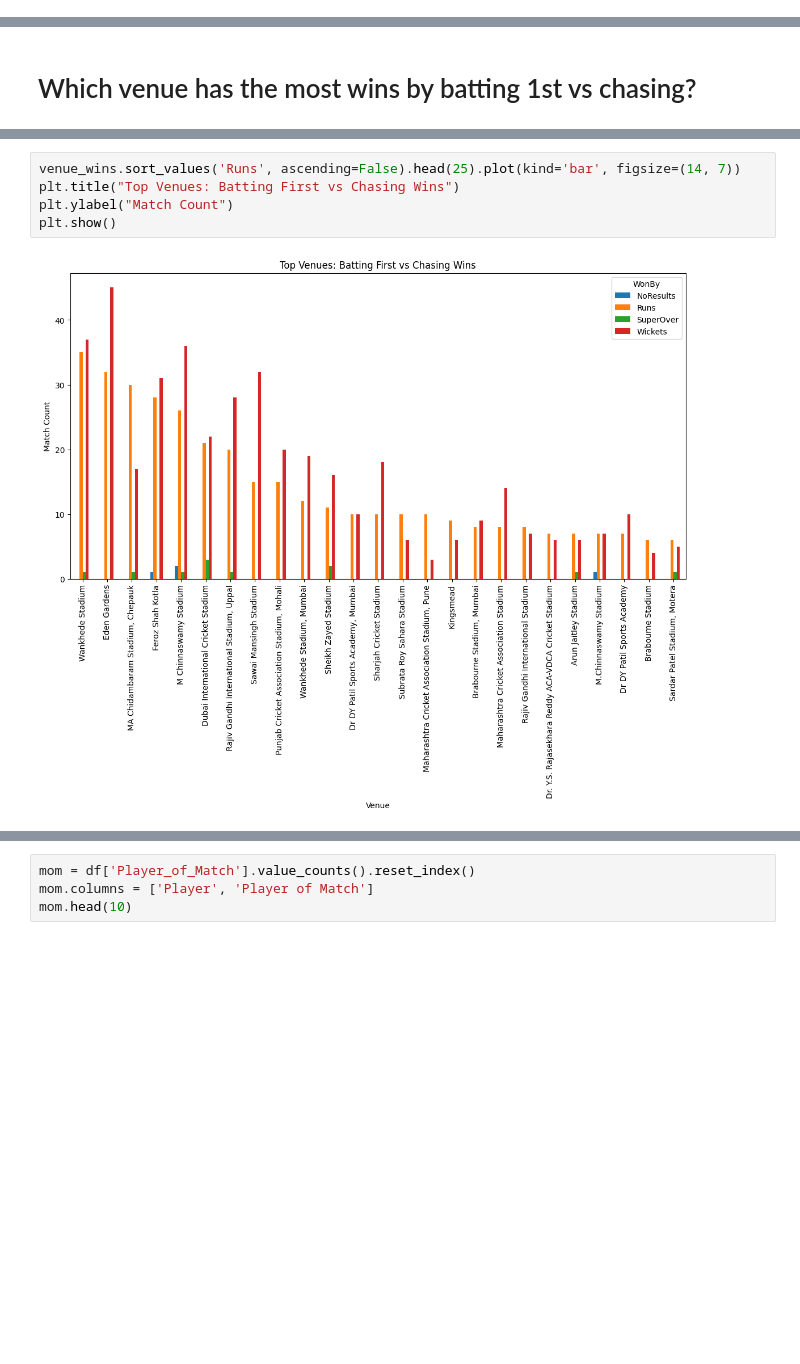
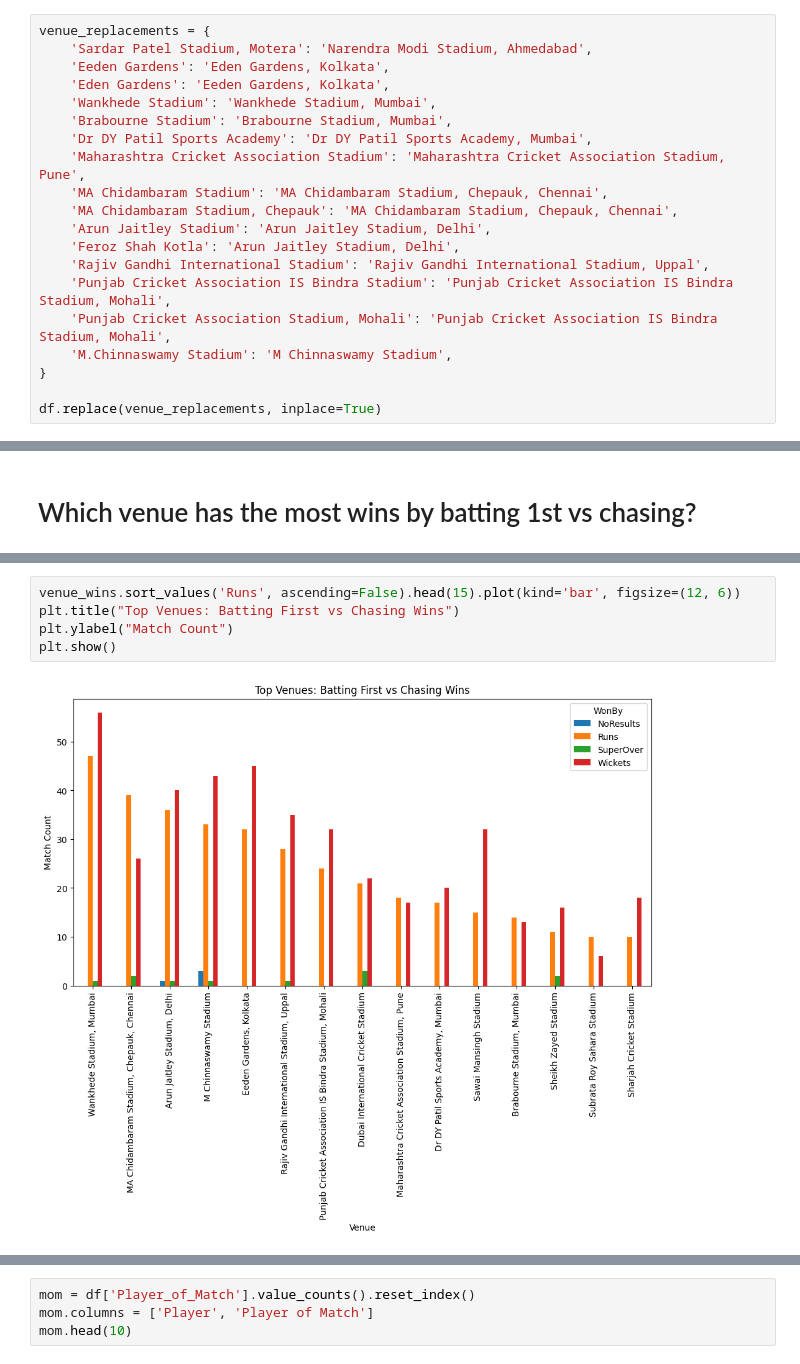
Before and after one commit to AkashKumar-47/IPL-Match-Analysis, a Jupyter notebook: IPL-analysis.ipynb, the cells around one changed output, grey strips where cells are left out. Drawn from its saved outputs; the diff is of its cells as text; blank space fills up the shorter version.

```diff
--- a/IPL-analysis.ipynb
+++ b/IPL-analysis.ipynb
@@ -114,0 +156,20 @@ df.replace(team_replacements, inplace=True)
+# %%
+venue_replacements = {
+    'Sardar Patel Stadium, Motera': 'Narendra Modi Stadium, Ahmedabad',
+    'Eeden Gardens': 'Eden Gardens, Kolkata',
+    'Eden Gardens': 'Eeden Gardens, Kolkata',
+    'Wankhede Stadium': 'Wankhede Stadium, Mumbai',
+    'Brabourne Stadium': 'Brabourne Stadium, Mumbai',
+    'Dr DY Patil Sports Academy': 'Dr DY Patil Sports Academy, Mumbai',
+    'Maharashtra Cricket Association Stadium': 'Maharashtra Cricket Association Stadium, Pune',
+    'MA Chidambaram Stadium': 'MA Chidambaram Stadium, Chepauk, Chennai',
+    'MA Chidambaram Stadium, Chepauk': 'MA Chidambaram Stadium, Chepauk, Chennai',
+    'Arun Jaitley Stadium': 'Arun Jaitley Stadium, Delhi',
+    'Feroz Shah Kotla': 'Arun Jaitley Stadium, Delhi',
+    'Rajiv Gandhi International Stadium': 'Rajiv Gandhi International Stadium, Uppal',
+    'Punjab Cricket Association IS Bindra Stadium': 'Punjab Cricket Association IS Bindra Stadium, Mohali',
+    'Punjab Cricket Association Stadium, Mohali': 'Punjab Cricket Association IS Bindra Stadium, Mohali',
+    'M.Chinnaswamy Stadium': 'M Chinnaswamy Stadium',
+}
+
+df.replace(venue_replacements, inplace=True)
@@ -180,8 +265,8 @@ venue_wins.head()
 # %%
-venue_wins.sort_values('Runs', ascending=False).head(25).plot(kind='bar', figsize=(14, 7))
+venue_wins.sort_values('Runs', ascending=False).head(15).plot(kind='bar', figsize=(12, 6))
 plt.title("Top Venues: Batting First vs Chasing Wins")
 plt.ylabel("Match Count")
 plt.show()
 # %% [output]
-[figure, old version]
+[figure, new version]
 # %% [markdown]
```
Also changed, not shown: parts of 22 cells of this notebook.
